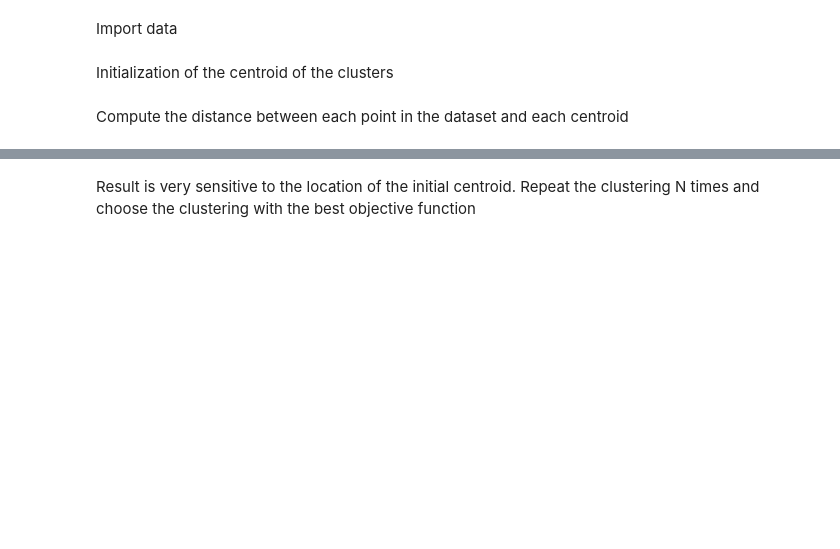
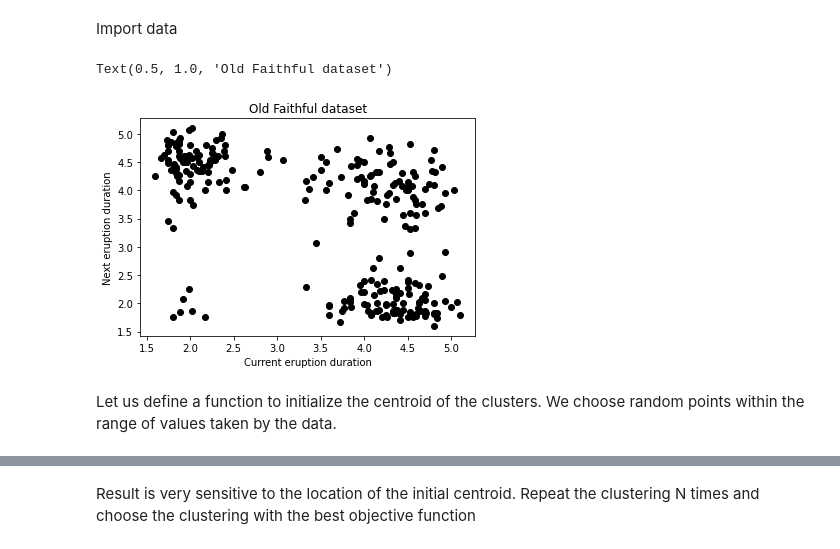
Before and after one commit to ArianeDucellier/Programmation, a Jupyter notebook: ML/kmeans_tutorial.ipynb, the cells around one changed output, grey strips where cells are left out. Cells and saved outputs as stored; diff of their text form; code cells hidden in the pictures; blank space fills up the shorter version.

```diff
--- a/ML/kmeans_tutorial.ipynb
+++ b/ML/kmeans_tutorial.ipynb
@@ -22,2 +29,9 @@ data = faithful.to_numpy()
-# %% [markdown]
-Initialization of the centroid of the clusters
+# %%
+faithful = pd.read_csv('faithful.csv')
+plt.plot(faithful['current'], faithful['next'], 'ko')
+plt.xlabel('Current eruption duration')
+plt.ylabel('Next eruption duration')
+plt.title('Old Faithful dataset')
+# %% [output]
+Text(0.5, 1.0, 'Old Faithful dataset')
+[figure, added]
@@ -24,3 +40,5 @@ Initialization of the centroid of the clusters
+# %% [markdown]
+Let us define a function to initialize the centroid of the clusters. We choose random points within the range of values taken by the data.
 # %%
 def init_centers(data, k):
     """
@@ -30,5 +48,3 @@ def init_centers(data, k):
         dist = np.random.uniform(size=np.shape(data)[1])
         centers[i, :] = np.min(data, axis=0) + (np.max(data, axis=0) - np.min(data, axis=0)) * dist
     return centers
-# %% [markdown]
-Compute the distance between each point in the dataset and each centroid
```
Also changed, not shown: parts of 18 cells of this notebook, 4 other files.
